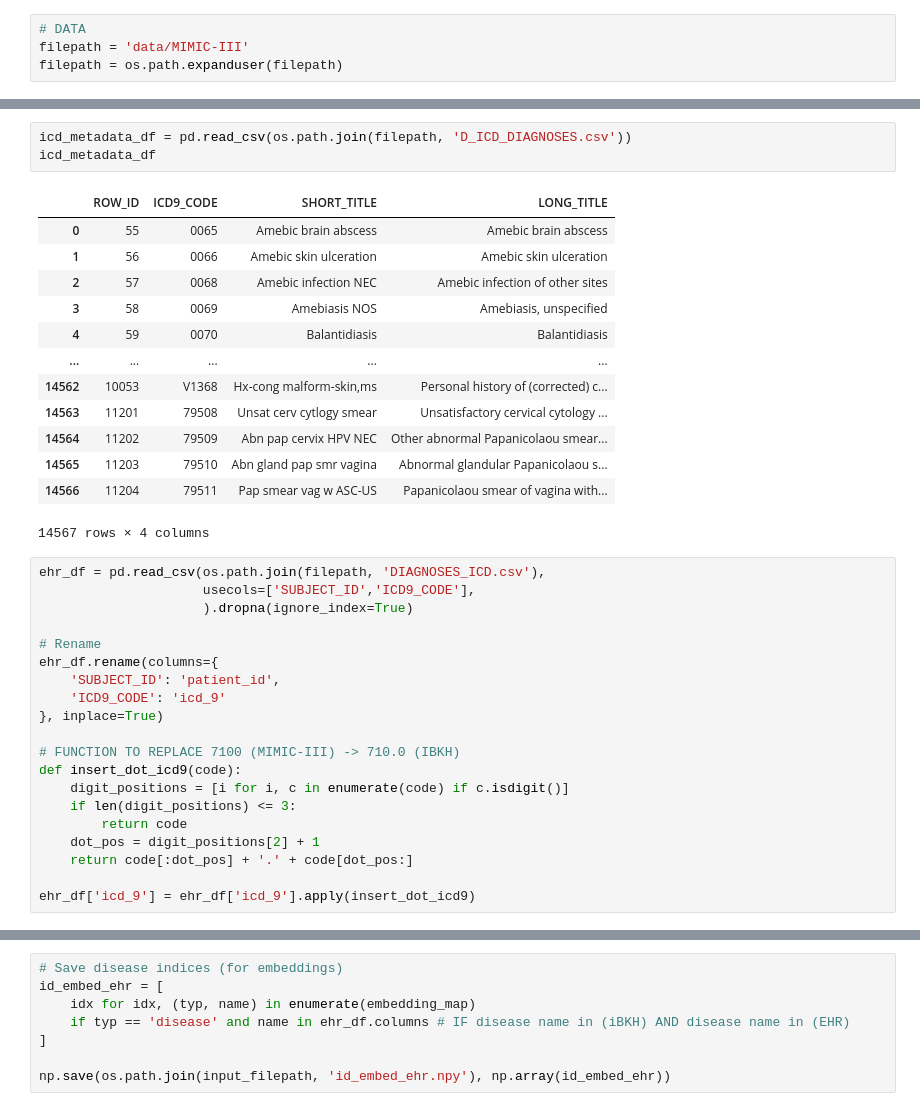
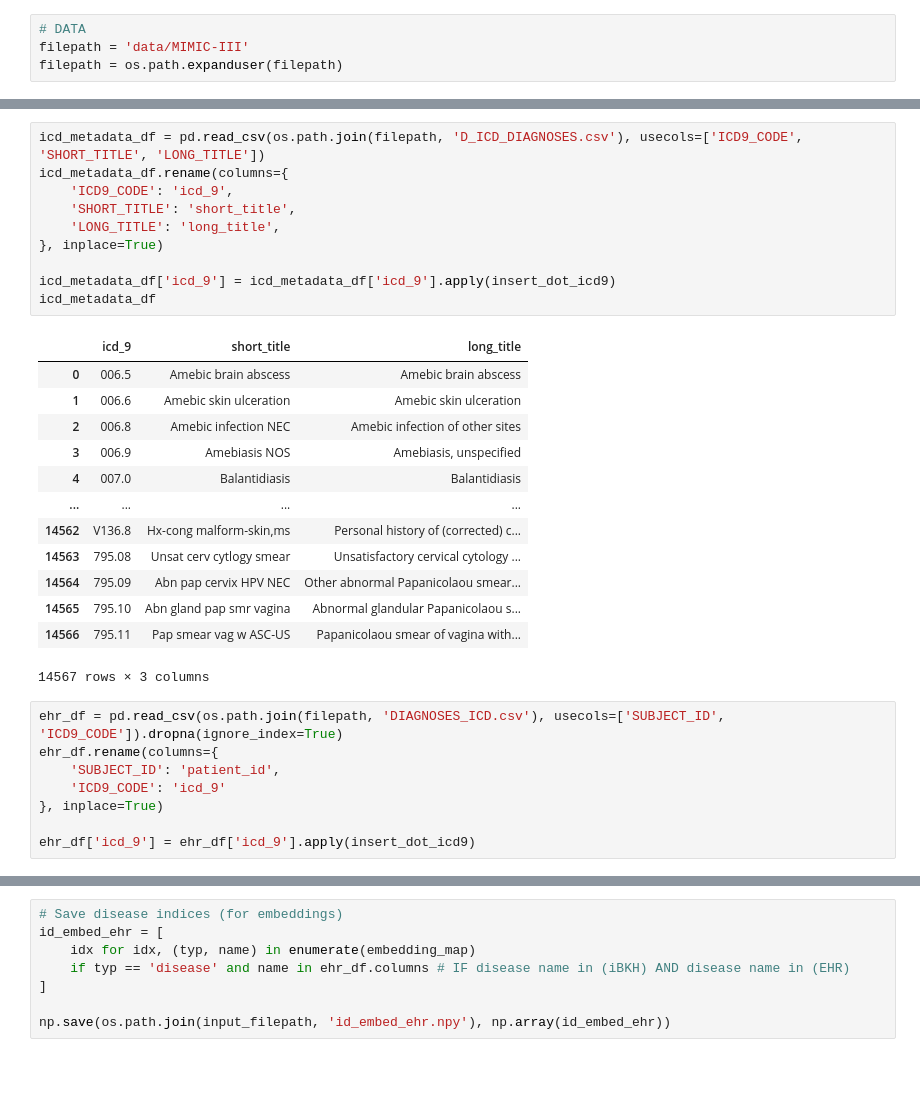
Before and after one commit to loicduchesne/GraphETM, a Jupyter notebook: data.ipynb, the cells around one changed output, grey strips where cells are left out. Drawn from its saved outputs; the diff is of its cells as text; blank space fills up the shorter version.

```diff
--- a/data.ipynb
+++ b/data.ipynb
@@ -46,39 +69,34 @@ filepath = os.path.expanduser(filepath)
 # %%
-icd_metadata_df = pd.read_csv(os.path.join(filepath, 'D_ICD_DIAGNOSES.csv'))
+icd_metadata_df = pd.read_csv(os.path.join(filepath, 'D_ICD_DIAGNOSES.csv'), usecols=['ICD9_CODE', 'SHORT_TITLE', 'LONG_TITLE'])
+icd_metadata_df.rename(columns={
+    'ICD9_CODE': 'icd_9',
+    'SHORT_TITLE': 'short_title',
+    'LONG_TITLE': 'long_title',
+}, inplace=True)
+
+icd_metadata_df['icd_9'] = icd_metadata_df['icd_9'].apply(insert_dot_icd9)
 icd_metadata_df
 # %% [output]
-|  | ROW_ID | ICD9_CODE | SHORT_TITLE | LONG_TITLE |
-| 0 | 55 | 0065 | Amebic brain abscess | Amebic brain abscess |
-| 1 | 56 | 0066 | Amebic skin ulceration | Amebic skin ulceration |
-| 2 | 57 | 0068 | Amebic infection NEC | Amebic infection of other sites |
-| 3 | 58 | 0069 | Amebiasis NOS | Amebiasis, unspecified |
-| 4 | 59 | 0070 | Balantidiasis | Balantidiasis |
-| ... | ... | ... | ... | ... |
-| 14562 | 10053 | V1368 | Hx-cong malform-skin,ms | Personal history of (corrected) c... |
-| 14563 | 11201 | 79508 | Unsat cerv cytlogy smear | Unsatisfactory cervical cytology ... |
-| 14564 | 11202 | 79509 | Abn pap cervix HPV NEC | Other abnormal Papanicolaou smear... |
-| 14565 | 11203 | 79510 | Abn gland pap smr vagina | Abnormal glandular Papanicolaou s... |
-| 14566 | 11204 | 79511 | Pap smear vag w ASC-US | Papanicolaou smear of vagina with... |
+|  | icd_9 | short_title | long_title |
+| 0 | 006.5 | Amebic brain abscess | Amebic brain abscess |
+| 1 | 006.6 | Amebic skin ulceration | Amebic skin ulceration |
+| 2 | 006.8 | Amebic infection NEC | Amebic infection of other sites |
+| 3 | 006.9 | Amebiasis NOS | Amebiasis, unspecified |
+| 4 | 007.0 | Balantidiasis | Balantidiasis |
+| ... | ... | ... | ... |
+| 14562 | V136.8 | Hx-cong malform-skin,ms | Personal history of (corrected) c... |
+| 14563 | 795.08 | Unsat cerv cytlogy smear | Unsatisfactory cervical cytology ... |
+| 14564 | 795.09 | Abn pap cervix HPV NEC | Other abnormal Papanicolaou smear... |
+| 14565 | 795.10 | Abn gland pap smr vagina | Abnormal glandular Papanicolaou s... |
+| 14566 | 795.11 | Pap smear vag w ASC-US | Papanicolaou smear of vagina with... |
-14567 rows × 4 columns
+14567 rows × 3 columns
 # %%
-ehr_df = pd.read_csv(os.path.join(filepath, 'DIAGNOSES_ICD.csv'),
-                     usecols=['SUBJECT_ID','ICD9_CODE'],
-                     ).dropna(ignore_index=True)
-
-# Rename
+ehr_df = pd.read_csv(os.path.join(filepath, 'DIAGNOSES_ICD.csv'), usecols=['SUBJECT_ID', 'ICD9_CODE']).dropna(ignore_index=True)
 ehr_df.rename(columns={
     'SUBJECT_ID': 'patient_id',
     'ICD9_CODE': 'icd_9'
 }, inplace=True)
 
-# FUNCTION TO REPLACE 7100 (MIMIC-III) -> 710.0 (IBKH)
-def insert_dot_icd9(code):
-    digit_positions = [i for i, c in enumerate(code) if c.isdigit()]
-    if len(digit_positions) <= 3:
-        return code
-    dot_pos = digit_positions[2] + 1
-    return code[:dot_pos] + '.' + code[dot_pos:]
-
 ehr_df['icd_9'] = ehr_df['icd_9'].apply(insert_dot_icd9)
 # %%
 # Isolate Immune conditions
```
Also changed, not shown: parts of 19 cells of this notebook, 13 other files.
